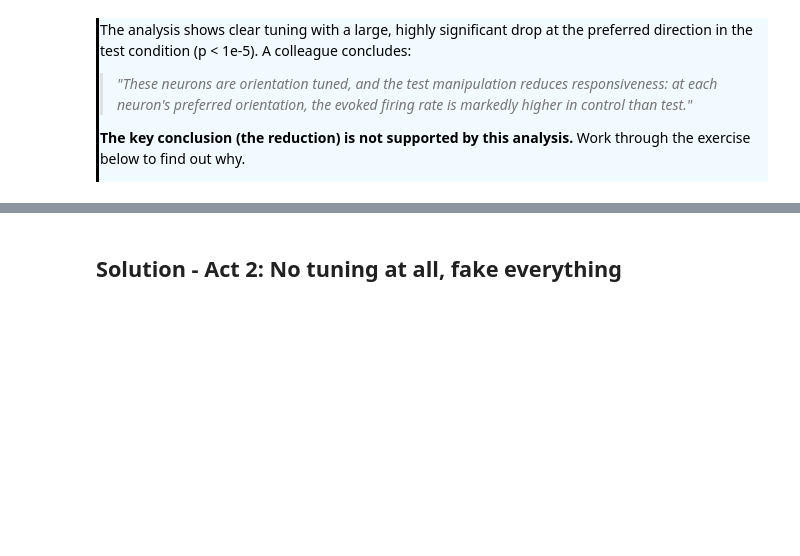
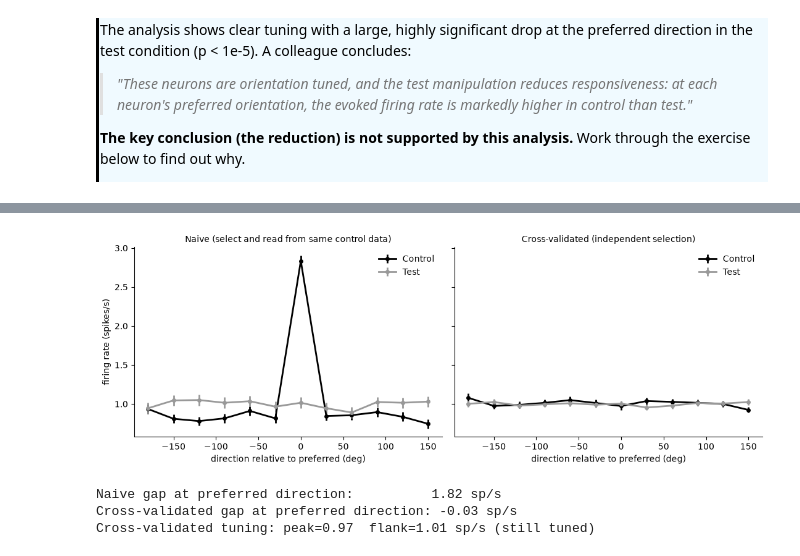
Before and after one commit to AllenSWDB/SWDB_2026_Good_Analysis, a Jupyter notebook: code/mini-workshops/nb2/mini-workshop-2_solutions.ipynb, the cells around one changed output, grey strips where cells are left out. Drawn from its saved outputs; the diff is of its cells as text; code cells hidden in the pictures; blank space fills up the shorter version.

```diff
--- a/code/mini-workshops/nb2/mini-workshop-2_solutions.ipynb
+++ b/code/mini-workshops/nb2/mini-workshop-2_solutions.ipynb
@@ -211,23 +304,41 @@ print(f'Cross-validated tuning: peak={cvC[:,center].mean():.2f}  flank={np.delet
 # %%
-# The bias follows whichever condition you select on.
-# If the reduction were real, swapping to select from TEST should not reverse it.
-pref_test  = preferred_ori(mean_rate[:, :, TEST])
-sw_control = roll_to_center(mean_rate[:, :, CONTROL], pref_test)
-sw_test    = roll_to_center(mean_rate[:, :, TEST],    pref_test)
+# 2. Repeat the cross-validation on the untuned population.
+n_splits = 60
+half = n_trials // 2
+accC = np.zeros((n_neurons, n_ori))
+accT = np.zeros((n_neurons, n_ori))
+
+for _ in range(n_splits):
+    perm = rng.permutation(n_trials)
+    pick = rate[:, :, CONTROL, perm[:half]].mean(2)   # choose preferred direction here...
+    read = rate[:, :, CONTROL, perm[half:]].mean(2)   # ...read control on independent data
+    pk   = preferred_ori(pick)
+    accC += roll_to_center(read, pk)
+    accT += roll_to_center(mean_rate[:, :, TEST], pk)  # test was never used to pick
+
+cvC = accC / n_splits    # mean held-out control tuning curve
+cvT = accT / n_splits    # mean held-out test tuning curve
 
 fig, axes = plt.subplots(1, 2, figsize=(11, 4), sharey=True)
 for ax, title, cc, ct in [
-        (axes[0], 'Preferred direction from CONTROL', aligned_control, aligned_test),
-        (axes[1], 'Preferred direction from TEST',    sw_control,      sw_test)]:
+        (axes[0], 'Naive (select and read from same control data)',
+         aligned_control, aligned_test),
+        (axes[1], 'Cross-validated (independent selection)',
+         cvC, cvT)]:
     ax.errorbar(rel_ori, cc.mean(0), cc.std(0)/np.sqrt(n_neurons),
                 color='k', lw=2, marker='o', ms=4, label='Control')
     ax.errorbar(rel_ori, ct.mean(0), ct.std(0)/np.sqrt(n_neurons),
                 color='0.6', lw=2, marker='o', ms=4, label='Test')
     ax.set_xlabel('direction relative to preferred (deg)')
     ax.set_title(title, fontsize=10); ax.legend(frameon=False)
 axes[0].set_ylabel('firing rate (spikes/s)')
 plt.tight_layout(); plt.show()
-print('When preferred direction is selected from TEST, the gap reverses:')
-print(f'  test@pref={sw_test[:,center].mean():.2f}  control@pref={sw_control[:,center].mean():.2f} sp/s')
+
+print(f'Naive gap at preferred direction:          {aligned_control[:,center].mean()-aligned_test[:,center].mean():.2f} sp/s')
+print(f'Cross-validated gap at preferred direction: {cvC[:,center].mean()-cvT[:,center].mean():.2f} sp/s')
+print(f'Cross-validated tuning: peak={cvC[:,center].mean():.2f}  flank={np.delete(cvC,center,1).mean():.2f} sp/s (still tuned)')
+# %% [output]
+[figure, added]
+Naive gap at preferred direction:          1.82 sp/s
+Cross-validated gap at preferred direction: -0.03 sp/s
+Cross-validated tuning: peak=0.97  flank=1.01 sp/s (still tuned)
-# %% [markdown]
-## Solution - Act 2: No tuning at all, fake everything
```
Also changed, not shown: parts of 15 cells of this notebook, 5 other files.
